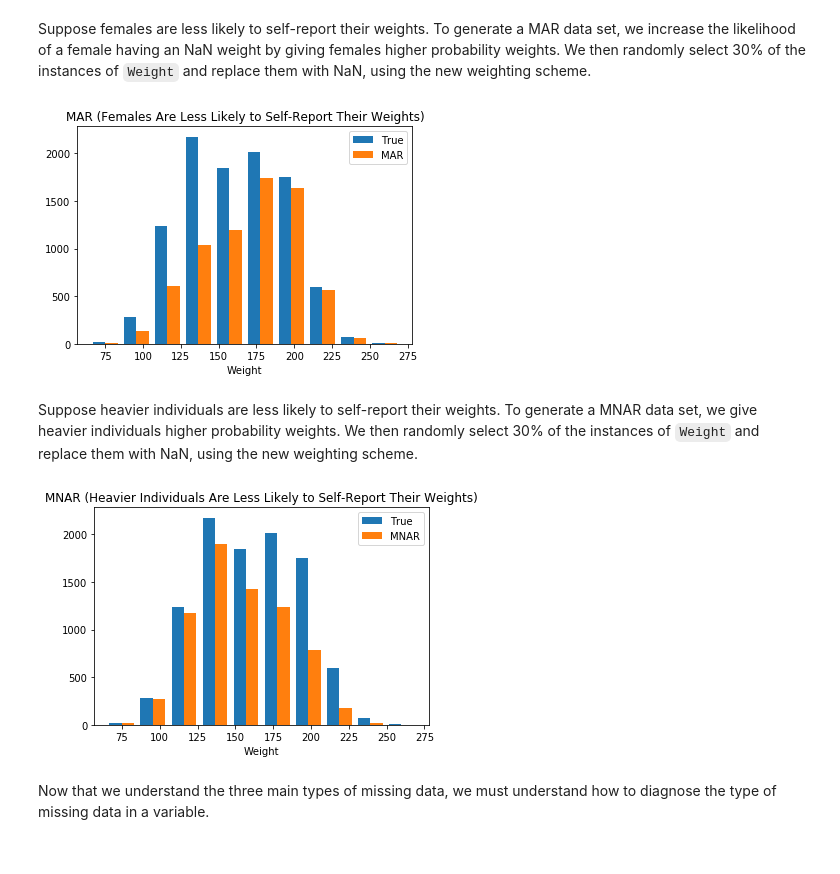
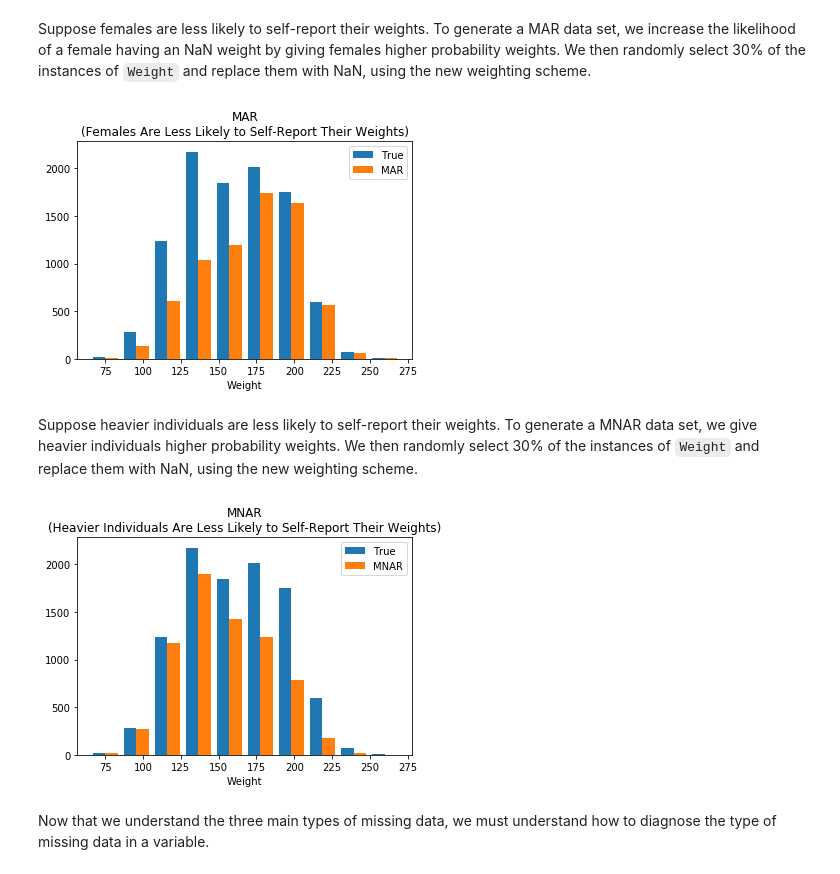
Before and after one commit to dleestat/quirky-data-science, a Jupyter notebook: quirky-data-science.ipynb, the cells around one changed output. Drawn from its saved outputs; the diff is of its cells as text; code cells hidden in the pictures.

```diff
--- a/quirky-data-science.ipynb
+++ b/quirky-data-science.ipynb
@@ -97,12 +97,12 @@ Suppose females are less likely to self-report their weights. To generate a MAR
 # %%
 MAR = df.copy()
 MAR.loc[df.sample(frac=.3, weights=df.Gender.replace({'Male':.1, 'Female':.9}), random_state=0).index, 'Weight'] = np.NaN
 plt.hist([df.Weight, MAR.Weight])
-plt.title('MAR (Females Are Less Likely to Self-Report Their Weights)')
+plt.title('MAR\n(Females Are Less Likely to Self-Report Their Weights)')
 plt.xlabel('Weight')
 plt.legend(['True', 'MAR']);
 # %% [output]
-[figure, old version]
+[figure, new version]
 # %% [markdown]
 Suppose heavier individuals are less likely to self-report their weights. To generate a MNAR data set, we
 give heavier individuals higher probability weights. We then randomly select 30% of the instances of `Weight` and replace them with NaN, using the new weighting scheme.
@@ -110,11 +110,11 @@ give heavier individuals higher probability weights. We then randomly select 30%
 MNAR = df.copy()
 MNAR.loc[df.sample(frac=.3, weights=df.Weight**5, random_state=0).index, 'Weight'] = np.NaN
 plt.hist([df.Weight, MNAR.Weight])
-plt.title('MNAR (Heavier Individuals Are Less Likely to Self-Report Their Weights)')
+plt.title('MNAR\n(Heavier Individuals Are Less Likely to Self-Report Their Weights)')
 plt.xlabel('Weight')
 plt.legend(['True', 'MNAR']);
 # %% [output]
-[figure, old version]
+[figure, new version]
 # %% [markdown]
 Now that we understand the three main types of missing data, we must understand how to diagnose the type of missing data in a variable.
 # %% [markdown]
```
Also changed, not shown: parts of 9 cells of this notebook.
